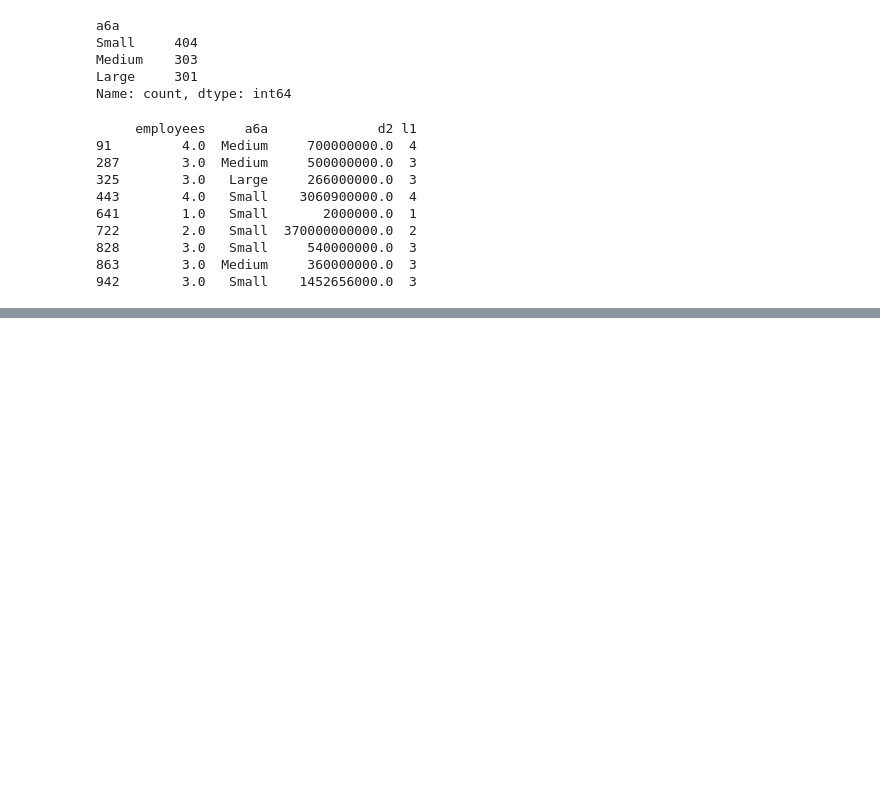
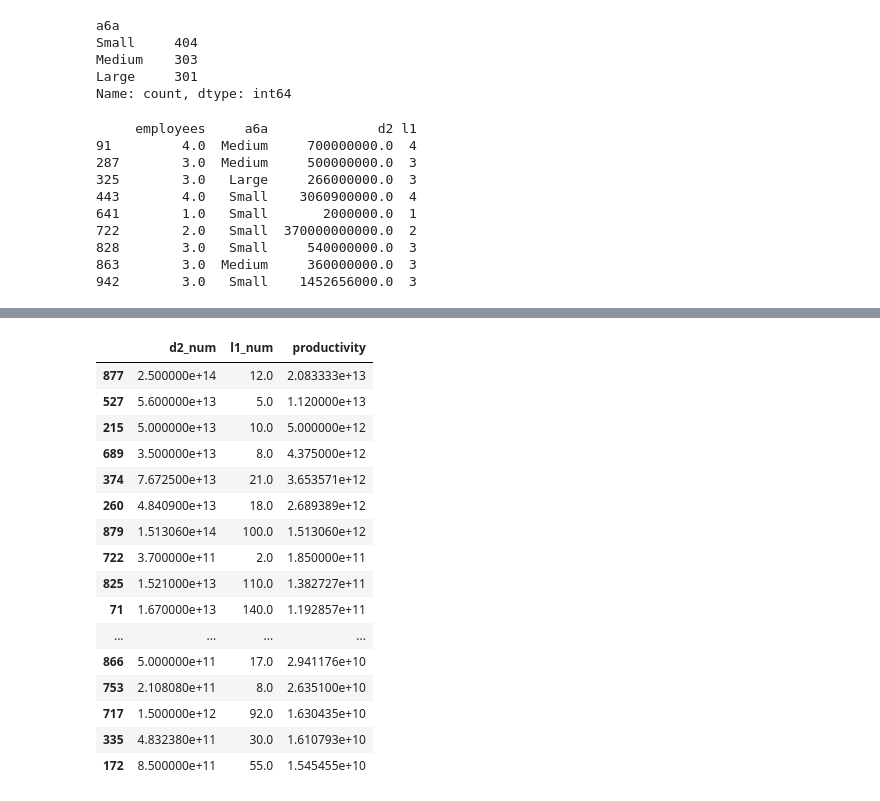
Before and after one commit to Oybibikhon/Bigger-Firms-Better-Productivity, a Jupyter notebook: notebooks/01_data_exploration.ipynb, the cells around one changed output, grey strips where cells are left out. Cells and saved outputs as stored; diff of their text form; code cells hidden in the pictures; blank space fills up the shorter version.

```diff
--- a/notebooks/01_data_exploration.ipynb
+++ b/notebooks/01_data_exploration.ipynb
@@ -1806,0 +2443,28 @@ print(df.loc[df['employees'] < 5, ['employees', 'a6a', 'd2', 'l1']])
+# %%
+productivity_check = df[["d2_num", "l1_num"]].copy()
+
+productivity_check["productivity"] = (
+    productivity_check["d2_num"] / productivity_check["l1_num"]
+)
+
+productivity_check.sort_values(
+    "productivity", ascending=False
+).head(20)
+# %% [output]
+|  | d2_num | l1_num | productivity |
+| 877 | 2.500000e+14 | 12.0 | 2.083333e+13 |
+| 527 | 5.600000e+13 | 5.0 | 1.120000e+13 |
+| 215 | 5.000000e+13 | 10.0 | 5.000000e+12 |
+| 689 | 3.500000e+13 | 8.0 | 4.375000e+12 |
+| 374 | 7.672500e+13 | 21.0 | 3.653571e+12 |
+| 260 | 4.840900e+13 | 18.0 | 2.689389e+12 |
+| 879 | 1.513060e+14 | 100.0 | 1.513060e+12 |
+| 722 | 3.700000e+11 | 2.0 | 1.850000e+11 |
+| 825 | 1.521000e+13 | 110.0 | 1.382727e+11 |
+| 71 | 1.670000e+13 | 140.0 | 1.192857e+11 |
+| ... | ... | ... | ... |
+| 866 | 5.000000e+11 | 17.0 | 2.941176e+10 |
+| 753 | 2.108080e+11 | 8.0 | 2.635100e+10 |
+| 717 | 1.500000e+12 | 92.0 | 1.630435e+10 |
+| 335 | 4.832380e+11 | 30.0 | 1.610793e+10 |
+| 172 | 8.500000e+11 | 55.0 | 1.545455e+10 |
```
Also changed, not shown: parts of 62 cells of this notebook, 1 other file.
